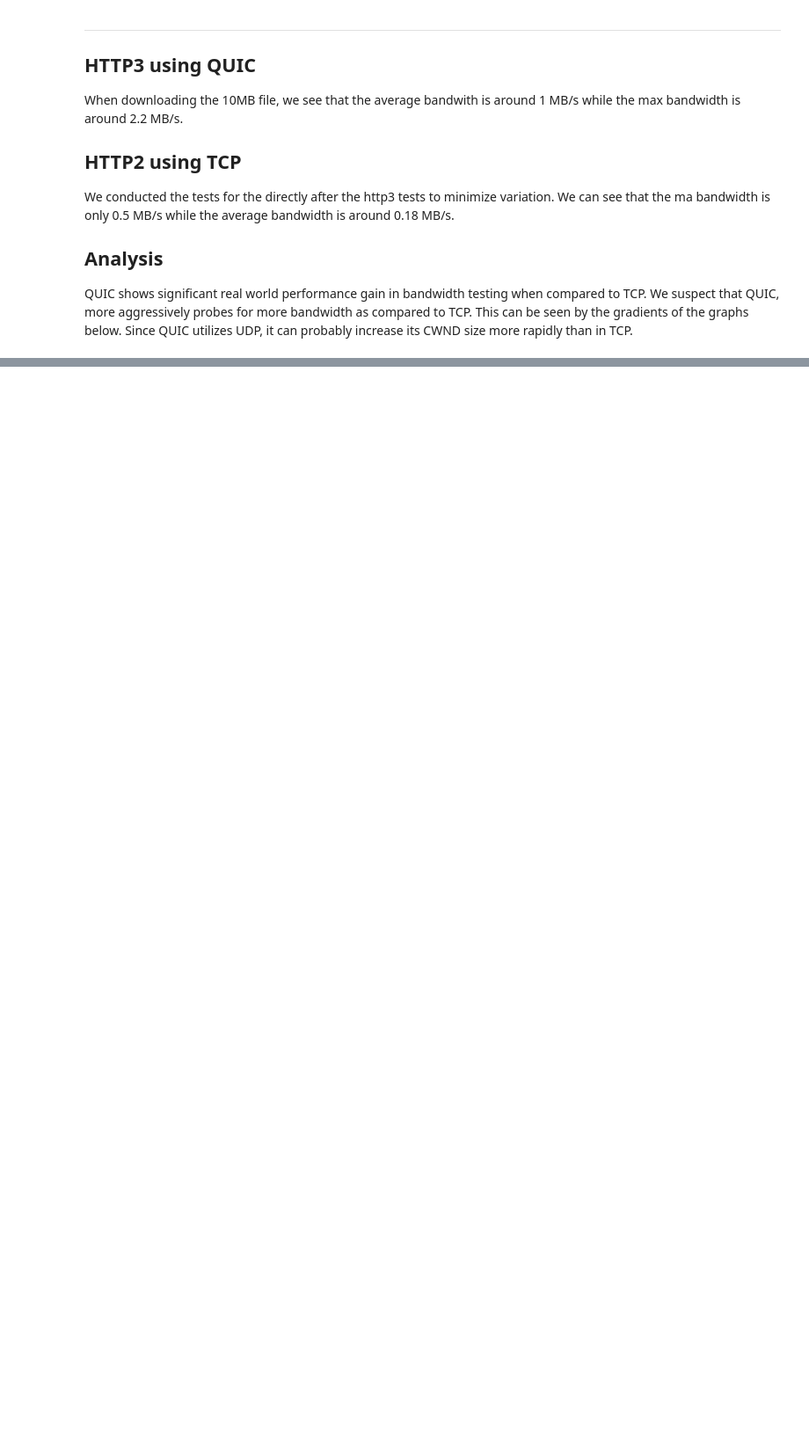
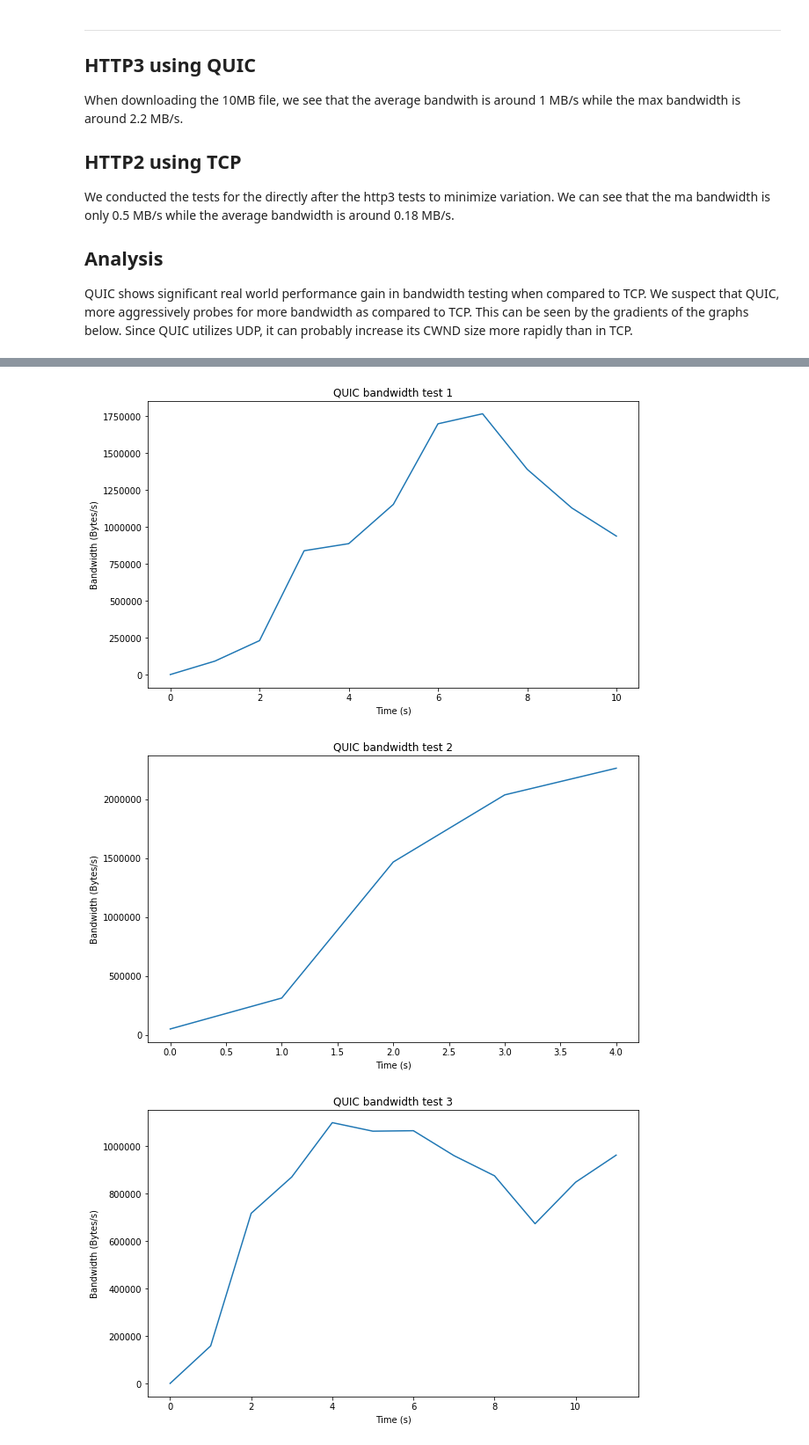
Before and after one commit to Dominic-C/50012-networks-project, a Jupyter notebook: bandwidth_testing/bandwidth testing.ipynb, the cells around one changed output, grey strips where cells are left out. Shown at 88% size. Cells and saved outputs as stored; diff of their text form; code cells hidden in the pictures; blank space fills up the shorter version.

```diff
--- a/bandwidth_testing/bandwidth testing.ipynb
+++ b/bandwidth_testing/bandwidth testing.ipynb
@@ -140,0 +156,13 @@ for i in range(5):
+# %%
+for i in range(10):
+    time, byte_array, ave_bw, max_bw = get_bandwidth(f"http3_logs/http3_{i+1}.log")
+    plt.figure(figsize=[10,6])
+    plt.plot(time, byte_array)
+    plt.title(f"QUIC bandwidth test {i+1}")
+    plt.xlabel("Time (s)")
+    plt.ylabel("Bandwidth (Bytes/s)")
+    plt.show()
+# %% [output]
+[figure, added]
+[figure, added]
+[figure, added]
```
Also changed, not shown: parts of 7 cells of this notebook, 22 other files.
